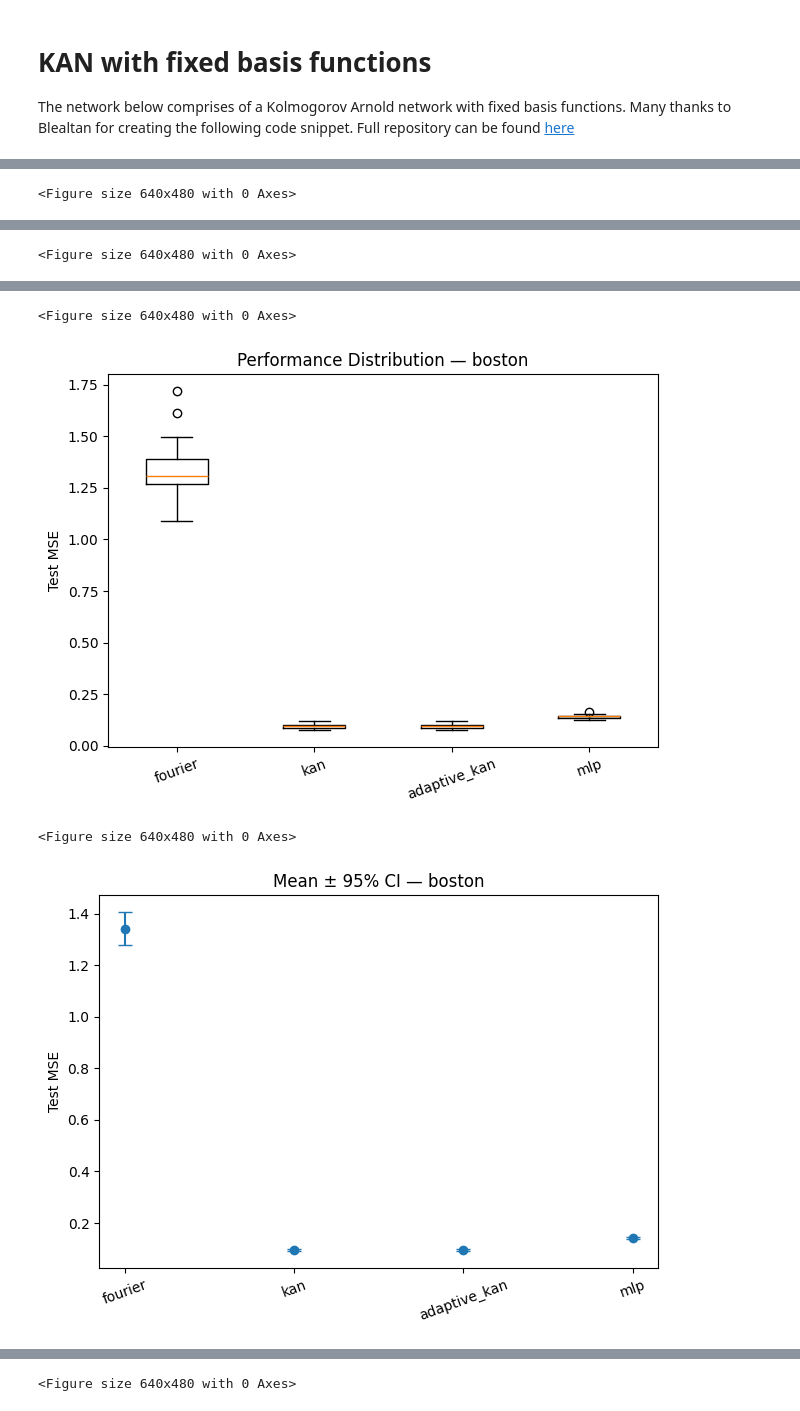
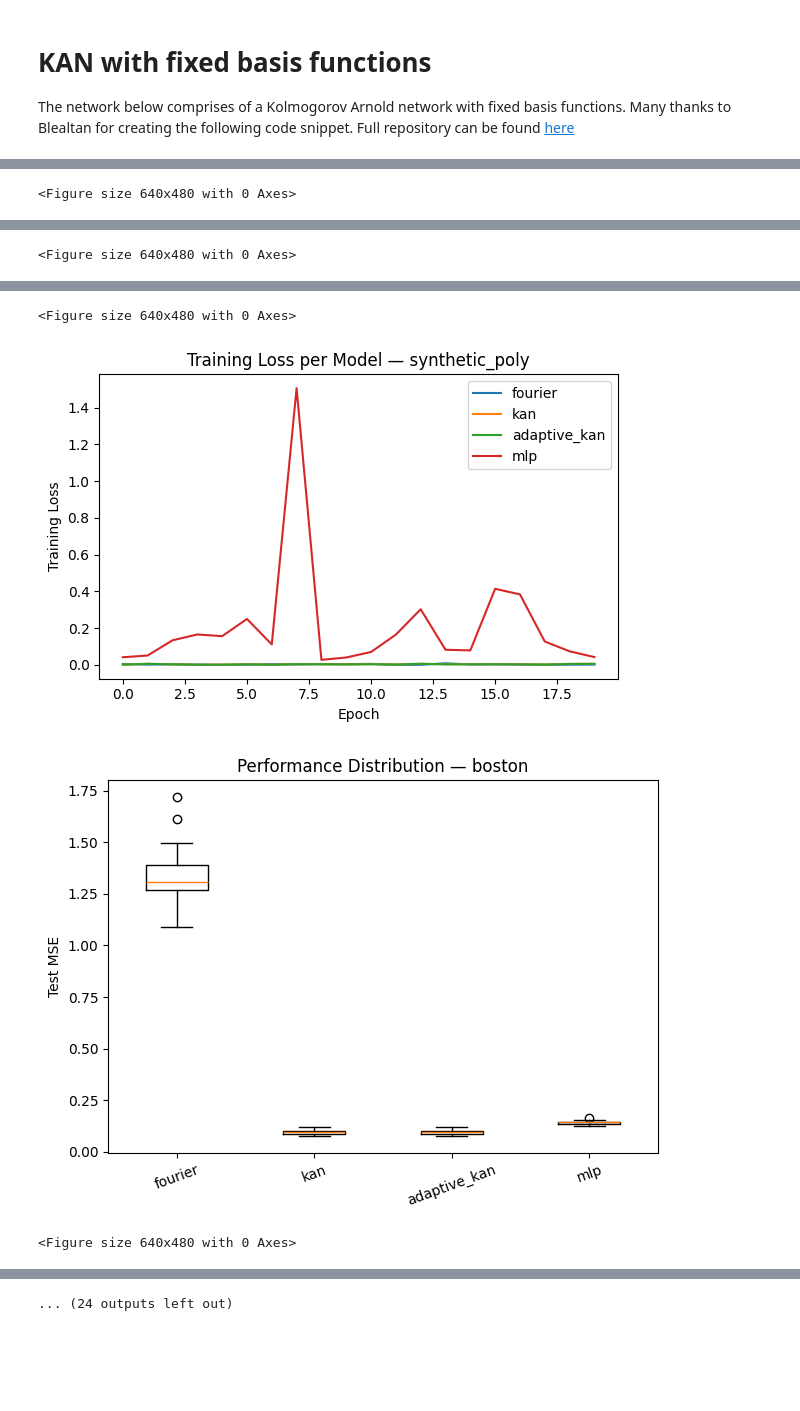
Before and after one commit to Bismuthe-32/AdaBFs-for-KANs, a Jupyter notebook: Adaptive_KANs.ipynb, the cells around one changed output, grey strips where cells are left out. Drawn from its saved outputs; the diff is of its cells as text; code cells hidden in the pictures; blank space fills up the shorter version.

Commit message:
Adding training curves

```diff
--- a/Adaptive_KANs.ipynb
+++ b/Adaptive_KANs.ipynb
@@ -42,3 +42,6 @@ def set_seed(seed):
   np.random.seed(seed)
   if torch.cuda.is_available():
     torch.cuda.manual_seed_all(seed)
+device = "cuda" if torch.cuda.is_available() else "cpu"
+
+device
@@ -816,10 +934,11 @@ for dataset_name, dataset_func in datasets.items():
                 model_type=model_type,
                 hidden_layers=[64, 64],
                 epochs=30,
-                lr=0.01
+                lr=0.01,
+                device=device
             )
 
-            test_loss = test_model_unified(model, X_test, y_test)
+            test_loss = test_model_unified(model, X_test, y_test, device=device)
             losses.append(test_loss)
 
         results[dataset_name][model_type] = np.array(losses)
@@ -972,19 +1091,26 @@ def plot_rank_distributions(results, dataset_name, file_name):
 
     plt.savefig(file_name)
 # %%
-def plot_training_curves(train_curves, dataset_name, model_name, file_name):
-    curves = train_curves[dataset_name][model_name]
+def plot_training_curves(train_curves, dataset_name, file_name):
+    """
+    Plots training loss curves for all models in a single figure and saves the figure.
 
-    plt.figure()
-    plt.plot(curves)
+    train_curves[dataset_name][model] = list of training losses per epoch
+    """
+    curves_per_model = train_curves[dataset_name]
+
+    plt.figure(figsize=(6,4))
+
+    for model_name, curves in curves_per_model.items():
+        plt.plot(curves, label=model_name)
 
     plt.xlabel("Epoch")
     plt.ylabel("Training Loss")
-    plt.title(f"Training Stability — {model_name} ({dataset_name})")
+    plt.title(f"Training Loss per Model — {dataset_name}")
+    plt.legend()
     plt.tight_layout()
-    plt.show()
-
-    plt.savefig(file_name)
+    plt.savefig(file_name)   # Save figure first
+    plt.show()               # Then show it
 # %%
 def plot_cliffs_delta(delta_dict, dataset_name, file_name):
     """
@@ -1007,7 +1153,8 @@ def plot_cliffs_delta(delta_dict, dataset_name, file_name):
 # %%
-for dataset_name, _ in results.items():
+for dataset_name, model_results in results.items():
   plot_boxplots(results, dataset_name, f"/content/drive/MyDrive/AdaBF: Creating your own building blocks/results/{dataset_name}-box-plot.png")
   plot_mean_ci(results, dataset_name, f"/content/drive/MyDrive/AdaBF: Creating your own building blocks/results/{dataset_name}-mean-ci.png")
   plot_rank_distributions(results, dataset_name, f"/content/drive/MyDrive/AdaBF: Creating your own building blocks/results/{dataset_name}-rk-dist.png")
   plot_cliffs_delta(delta_dict, dataset_name, f"/content/drive/MyDrive/AdaBF: Creating your own building blocks/results/{dataset_name}-cliff-d.png")
+  plot_training_curves(results, dataset_name, f"/content/drive/MyDrive/AdaBF: Creating your own building blocks/results/{dataset_name}-training-curve.png")
 # %% [output]
@@ -1021,4 +1168,4 @@ for dataset_name, _ in results.items():
 <Figure size 640x480 with 0 Axes>
-[figure, old version]
+[figure, new version]
+[figure, new version]
 <Figure size 640x480 with 0 Axes>
-[figure, old version]
@@ -1025 +1173 @@ for dataset_name, _ in results.items():
-<Figure size 640x480 with 0 Axes>
+... (24 outputs left out)
```
Also changed, not shown: parts of 10 cells of this notebook.
